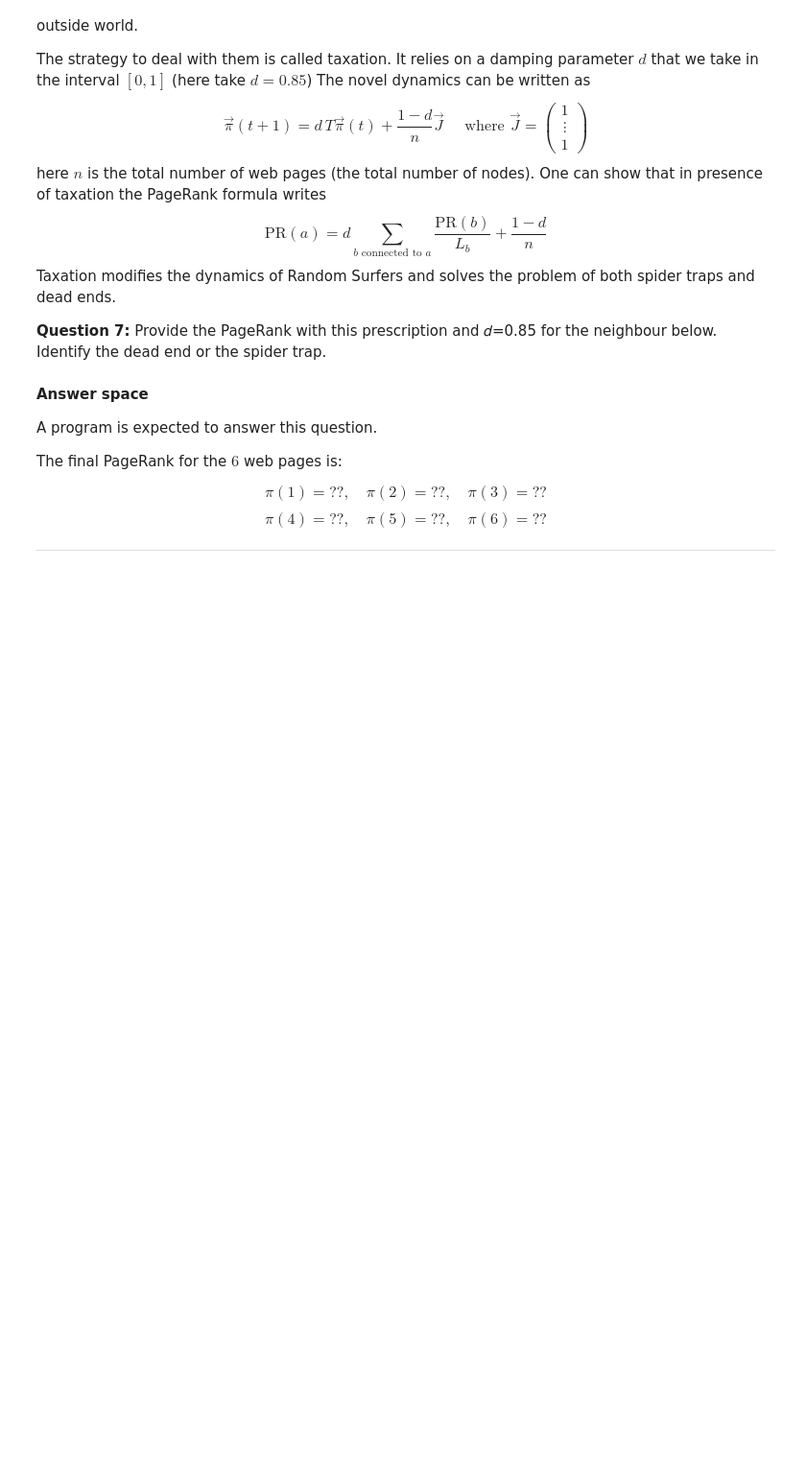
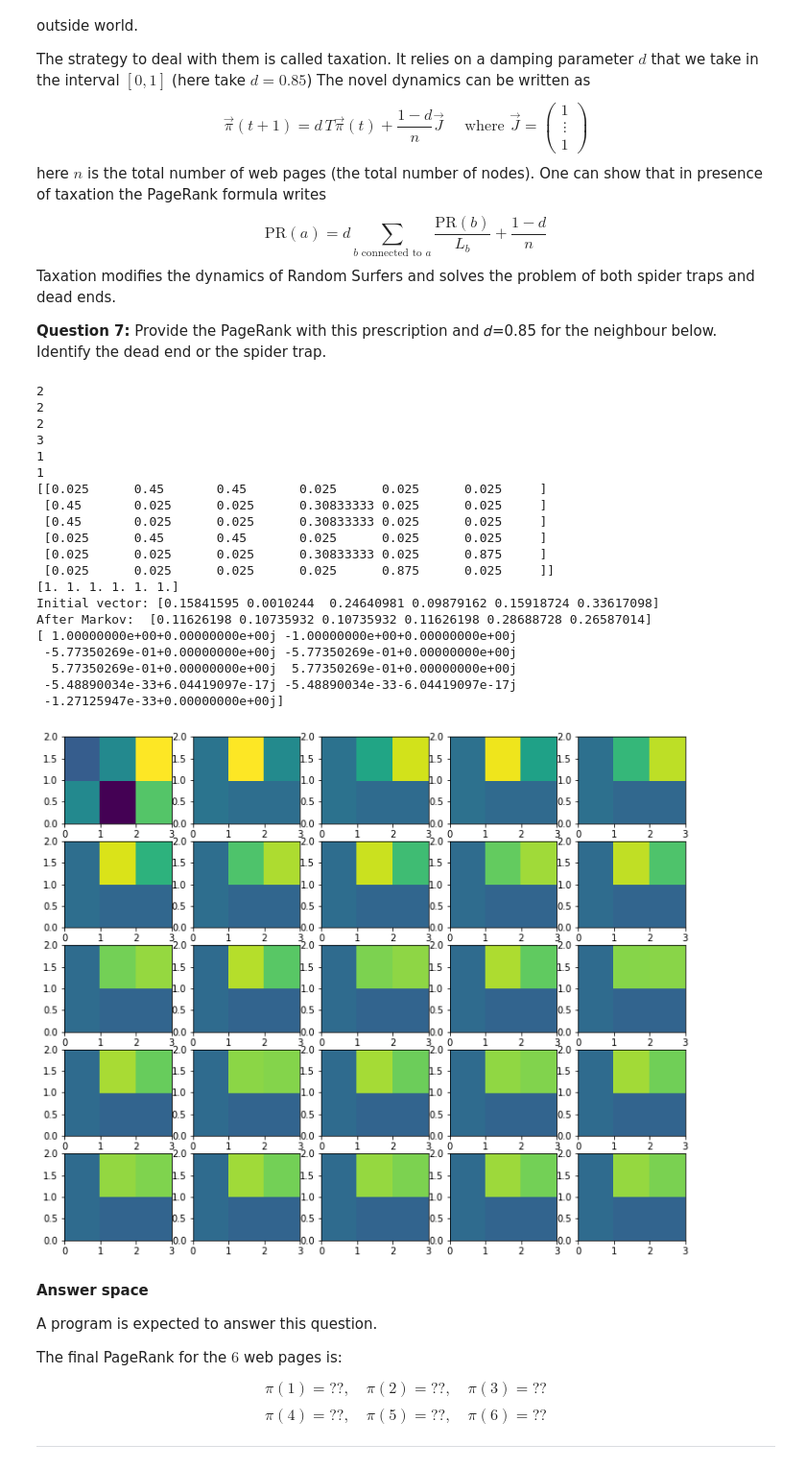
Before and after one commit to NicolasZucker/NicolasZucker, a Jupyter notebook: HW1.ipynb, the cells around one changed output. Shown at 96% size. Cells and saved outputs as stored; diff of their text form; code cells hidden in the pictures; blank space fills up the shorter version.

```diff
--- a/HW1.ipynb
+++ b/HW1.ipynb
@@ -257,6 +256,74 @@ Taxation modifies the dynamics of Random Surfers and solves the problem of both
 **Question 7:** Provide the PageRank with this prescription and 𝑑=0.85 for the neighbour below.  Identify the dead end or the spider trap.
 # %%
 neighbor_list = {1 : [2, 3], 2 : [1, 4], 3 : [1, 4], 4 : [2, 3, 5], 5 : [6], 6 : [5]}
+# %%
+dim = 6
+SpiderPageRank = np.zeros([dim,dim])
+d=0.85;
+
+neighbors = np.zeros([dim, 3], dtype=int)
+neighbors[0] = [1,2,-1]
+neighbors[1] = [0,3,-1]
+neighbors[2] = [3,0,-1]
+neighbors[3] = [1,2,4]
+neighbors[4] = [5,-1,-1]
+neighbors[5] = [4,-1,-1]
+
+# fill the matrix
+
+for k in range(dim):
+    Kbout=np.sum(neighbors[k, :]>-1) #Number of neighbors
+    print(Kbout)
+    for i in range(len(neighbors[k, :])):
+      if neighbors[k, i]>-1 :
+        SpiderPageRank[neighbors[k, i], k] += (1/Kbout)*d
+    SpiderPageRank[:, k] += (1-d)/6;
+
+print(SpiderPageRank)
+print(np.sum(SpiderPageRank, axis=0))
+
+
+prob = np.random.rand(dim) # create an array with uniformm random entries in [0,1]
+prob /= np.sum(prob) # normalize the vector
+minp, maxp = np.min(prob), np.max(prob)
+print("Initial vector:", prob)
+
+k = 5
+fig, ax = plt.subplots(k, k, figsize=(12,10))
+
+# let the probability evolve
+for i in range(k**2):
+    ax[i//k, i%k].pcolormesh(prob.reshape(2,3), vmin=minp, vmax=maxp)
+    prob = np.dot(SpiderPageRank, prob) # apply the Markov matrix on the vector
+
+print("After Markov: ", prob)
+
+
+# get eigenvalues and eigenvectors
+eigvals, eigvects = np.linalg.eig(PageRank)
+print(eigvals)
+# %% [output]
+2
+2
+2
+3
+1
+1
+[[0.025      0.45       0.45       0.025      0.025      0.025     ]
+ [0.45       0.025      0.025      0.30833333 0.025      0.025     ]
+ [0.45       0.025      0.025      0.30833333 0.025      0.025     ]
+ [0.025      0.45       0.45       0.025      0.025      0.025     ]
+ [0.025      0.025      0.025      0.30833333 0.025      0.875     ]
+ [0.025      0.025      0.025      0.025      0.875      0.025     ]]
+[1. 1. 1. 1. 1. 1.]
+Initial vector: [0.15841595 0.0010244  0.24640981 0.09879162 0.15918724 0.33617098]
+After Markov:  [0.11626198 0.10735932 0.10735932 0.11626198 0.28688728 0.26587014]
+[ 1.00000000e+00+0.00000000e+00j -1.00000000e+00+0.00000000e+00j
+ -5.77350269e-01+0.00000000e+00j -5.77350269e-01+0.00000000e+00j
+  5.77350269e-01+0.00000000e+00j  5.77350269e-01+0.00000000e+00j
+ -5.48890034e-33+6.04419097e-17j -5.48890034e-33-6.04419097e-17j
+ -1.27125947e-33+0.00000000e+00j]
+[figure, added]
 # %% [markdown]
 **Answer space**
 
```
Also changed, not shown: parts of 1 cell of this notebook.
